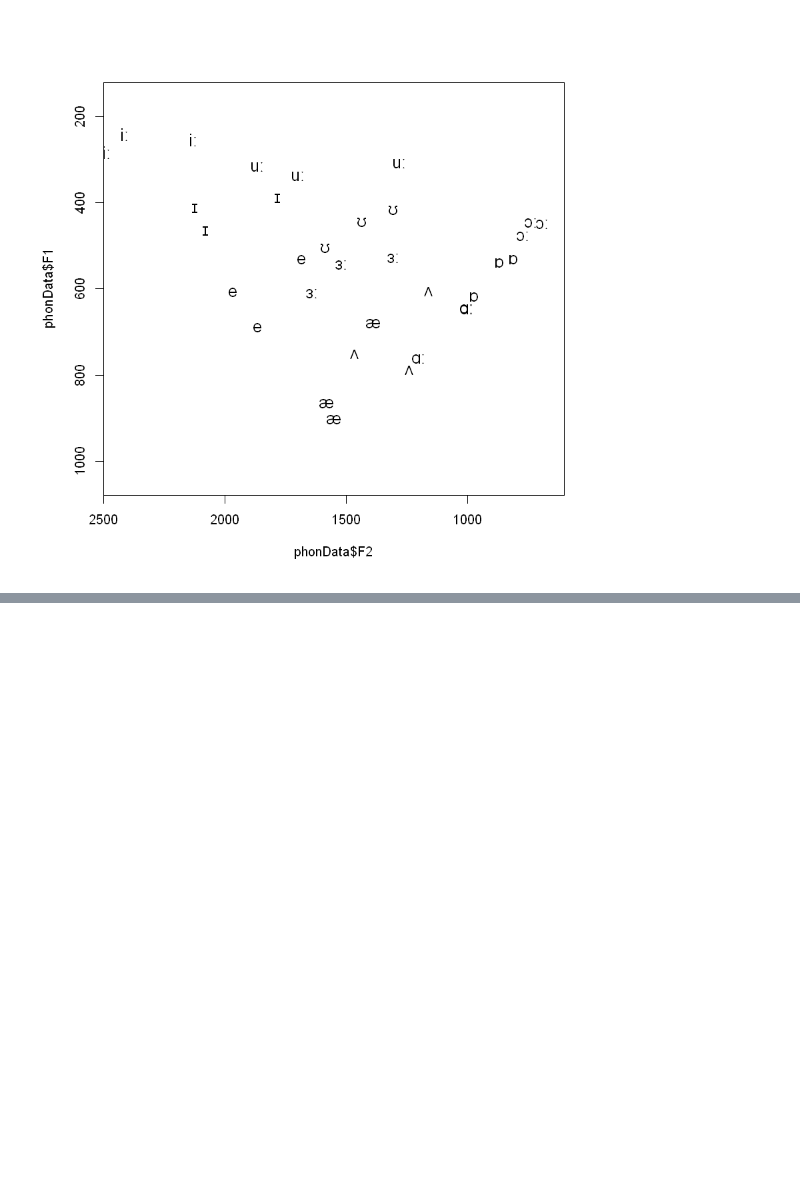
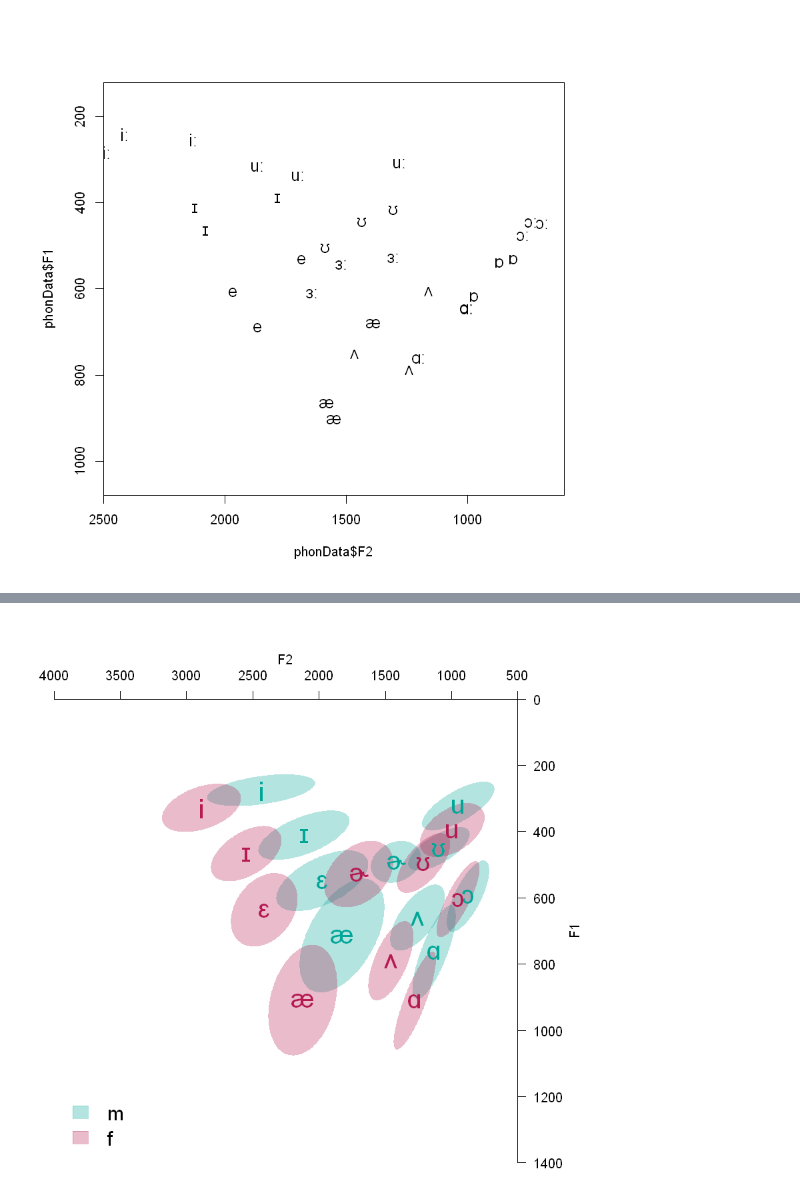
Before and after one commit to emmanuelferragne/vowelPlotsTemp, a Jupyter notebook: doFormantPlotR.ipynb, the cells around one changed output, grey strips where cells are left out. Drawn from its saved outputs; the diff is of its cells as text; code cells hidden in the pictures; blank space fills up the shorter version.

```diff
--- a/doFormantPlotR.ipynb
+++ b/doFormantPlotR.ipynb
@@ -63,0 +106,7 @@ text(phonData$F2, phonData$F1, phonData$symbolUTF8, cex = 1.3)
+# %%
+#split by sex
+plotVowels(pbData$F1, pbData$F2, pbData$IPA, group=pbData$Sex, plot.tokens = F,
+           plot.means = T, pch.means = pbData$IPA, cex.means = 2, var.col.by = pbData$Sex, legend.kwd = 'bottomleft', ellipse.fill = T,
+           ellipse.conf = 0.5, legend.args = list(cex = 1.5), pretty = T)
+# %% [output]
+[figure, added]
```
Also changed, not shown: parts of 17 cells of this notebook.
